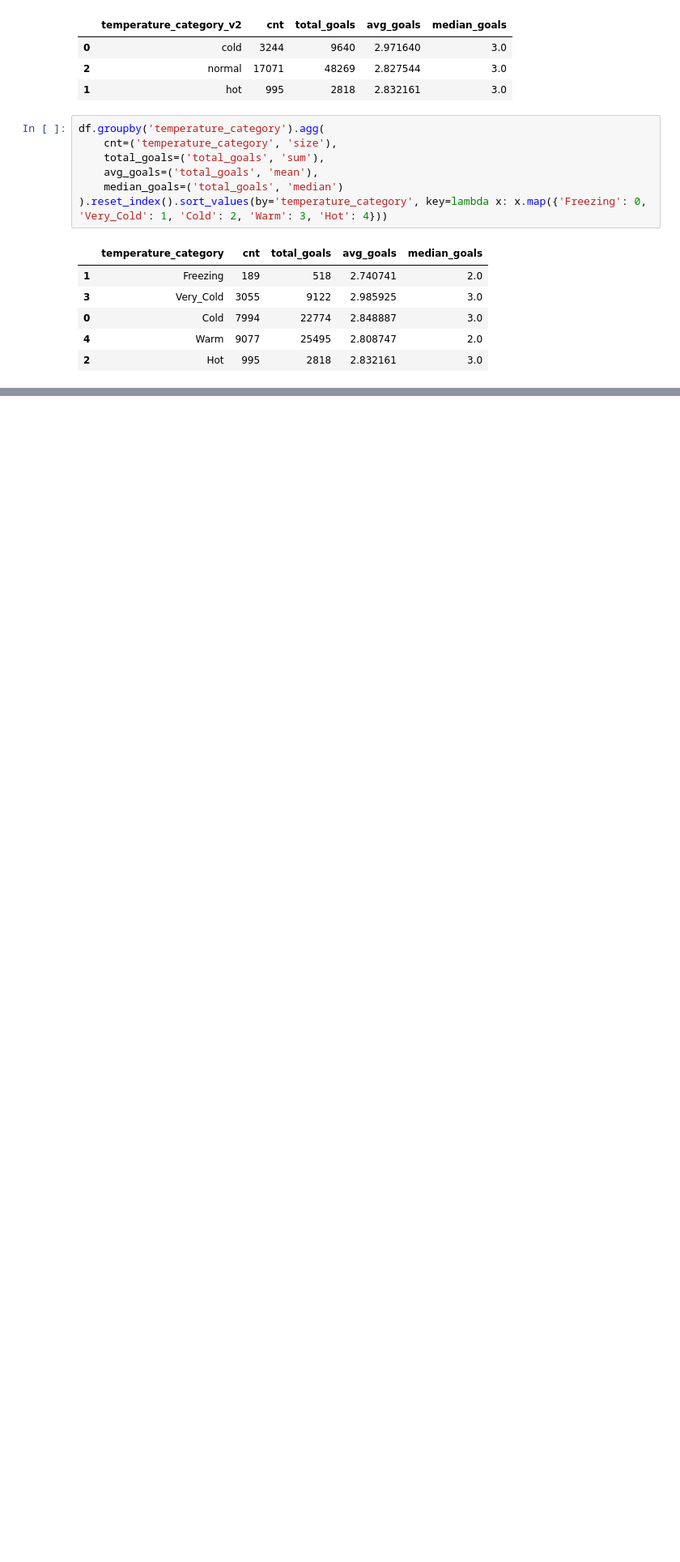
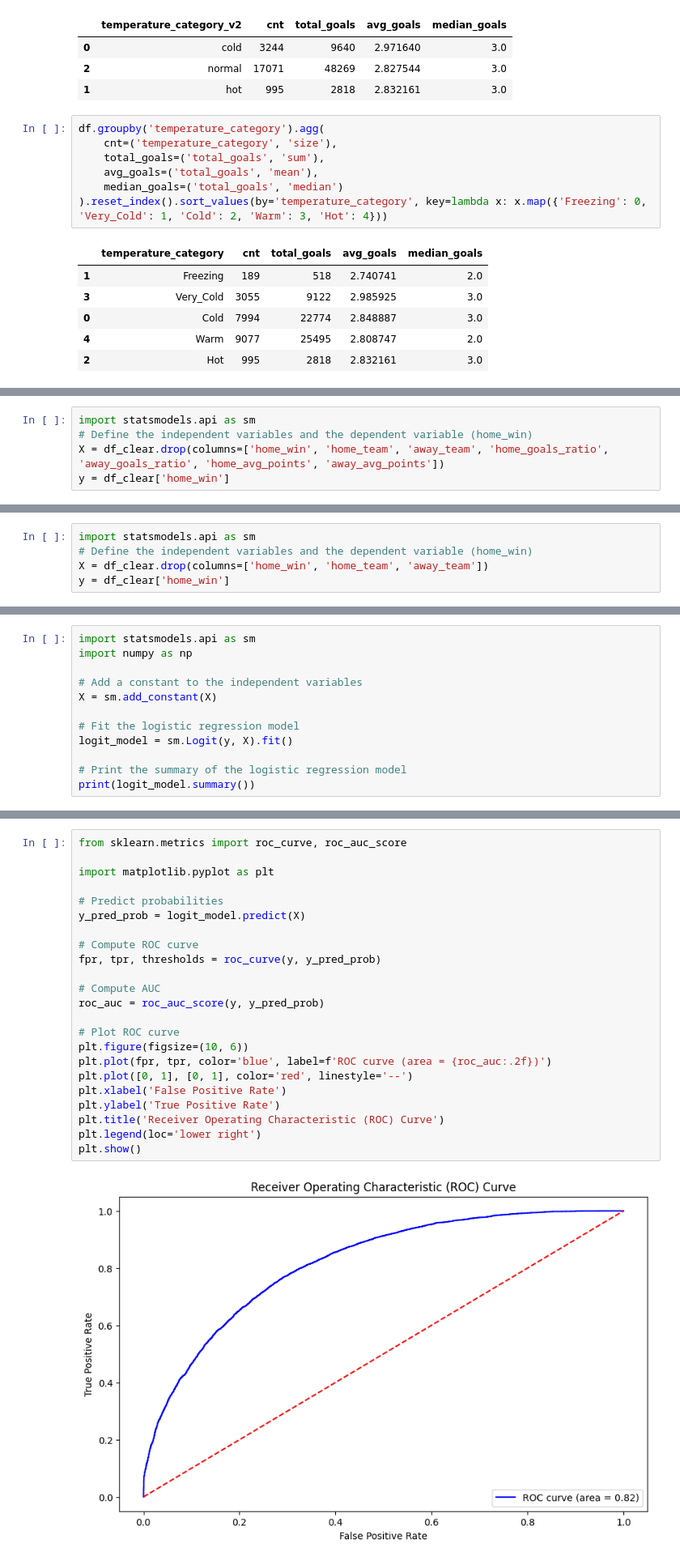
Before and after one commit to Mark-Rozenberg/Foobal-Climate, a Jupyter notebook: Stat-Models.ipynb, the cells around one changed output, grey strips where cells are left out. Shown at 81% size. Drawn from its saved outputs; the diff is of its cells as text; blank space fills up the shorter version.

```diff
--- a/Stat-Models.ipynb
+++ b/Stat-Models.ipynb
@@ -156,0 +311,5 @@ with open('neg_binom_model_summary.csv', 'w') as f:
+# %%
+import statsmodels.api as sm
+# Define the independent variables and the dependent variable (home_win)
+X = df_clear.drop(columns=['home_win', 'home_team', 'away_team', 'home_goals_ratio', 'away_goals_ratio', 'home_avg_points', 'away_avg_points'])
+y = df_clear['home_win']
@@ -156,0 +358,5 @@ with open('neg_binom_model_summary.csv', 'w') as f:
+# %%
+import statsmodels.api as sm
+# Define the independent variables and the dependent variable (home_win)
+X = df_clear.drop(columns=['home_win', 'home_team', 'away_team'])
+y = df_clear['home_win']
@@ -156,0 +379,12 @@ with open('neg_binom_model_summary.csv', 'w') as f:
+# %%
+import statsmodels.api as sm
+import numpy as np
+
+# Add a constant to the independent variables
+X = sm.add_constant(X)
+
+# Fit the logistic regression model
+logit_model = sm.Logit(y, X).fit()
+
+# Print the summary of the logistic regression model
+print(logit_model.summary())
@@ -157 +409,26 @@ with open('neg_binom_model_summary.csv', 'w') as f:
+# %%
+from sklearn.metrics import roc_curve, roc_auc_score
+
+import matplotlib.pyplot as plt
+
+# Predict probabilities
+y_pred_prob = logit_model.predict(X)
+
+# Compute ROC curve
+fpr, tpr, thresholds = roc_curve(y, y_pred_prob)
+
+# Compute AUC
+roc_auc = roc_auc_score(y, y_pred_prob)
+
+# Plot ROC curve
+plt.figure(figsize=(10, 6))
+plt.plot(fpr, tpr, color='blue', label=f'ROC curve (area = {roc_auc:.2f})')
+plt.plot([0, 1], [0, 1], color='red', linestyle='--')
+plt.xlabel('False Positive Rate')
+plt.ylabel('True Positive Rate')
+plt.title('Receiver Operating Characteristic (ROC) Curve')
+plt.legend(loc='lower right')
+plt.show()
+# %% [output]
+[figure, added]
 # %%
```
Also changed, not shown: parts of 33 cells of this notebook, 1 other file.
